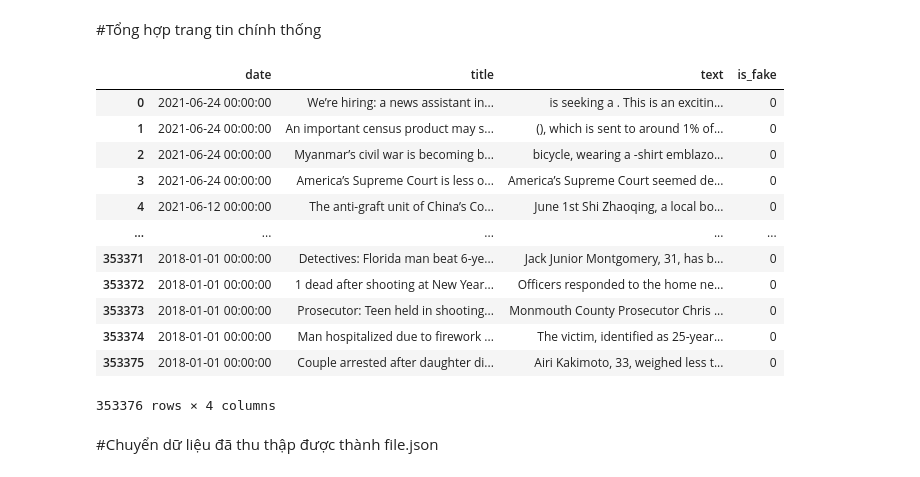
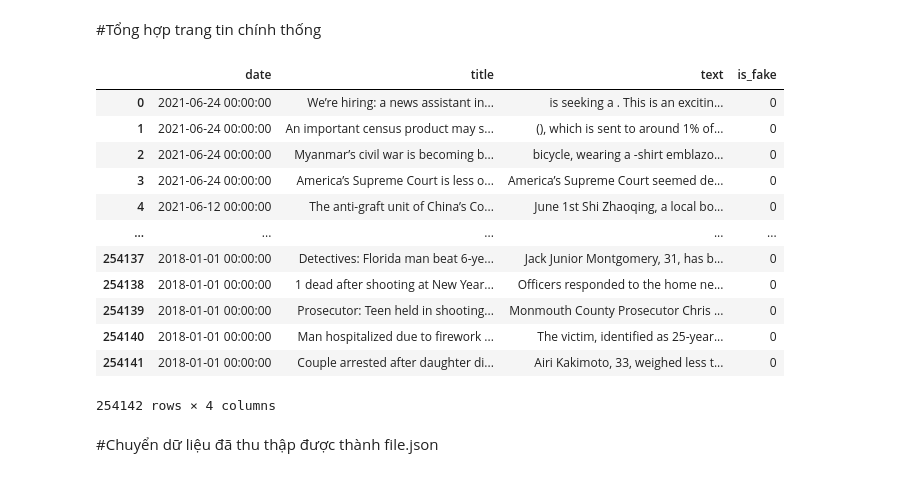
Before and after one commit to dxmai/CS114.L21.KHCL, a Jupyter notebook: FinalProject/FinalProject_FakeNews_CollectData.ipynb, the cells around one changed output. Saved outputs shown, nothing was run; the diff lists cells and outputs as text; code cells hidden in the pictures.

```diff
--- a/FinalProject/FinalProject_FakeNews_CollectData.ipynb
+++ b/FinalProject/FinalProject_FakeNews_CollectData.ipynb
@@ -1536,0 +1775,4 @@ three
+# %%
+up = pd.read_json('https://raw.githubusercontent.com/dxmai/CS114.L21.KHCL/main/FinalProject/Include_Text/uplifting.json')
+Filter(up)
+up
@@ -1536,0 +1852,3 @@ three
+# %%
+bi = pd.read_json('https://raw.githubusercontent.com/hoainam2310/Machine-Learning/main/bipartisanreport11.json')
+bi
@@ -1536,0 +1869,2 @@ three
+# %%
+bi = bi.astype({"date":str})
@@ -1537,7 +1890,7 @@ three
 # %% [markdown]
 #Tổng hợp trang tin giả
 # %%
-fake_news_website = [zerohedge, prntly, thegateway, conservative, dailyheadline, dcgaze, world2018, world2019, world2020, opindia, bling, rightwing, end, stcenturywire, infos, invest, mad, three]
+fake_news_website = [zerohedge, prntly, thegateway, conservative, dailyheadline, dcgaze, world2018, world2019, world2020, opindia, bling, rightwing, end, stcenturywire, infos, invest, mad, three, week, watch, up, bi]
 data_fake_news = activist.append(natural, ignore_index=True)
 for item in fake_news_website:
   data_fake_news = data_fake_news.append(item, ignore_index=True)
@@ -2676,24 +3029,25 @@ wsvn
 #Tổng hợp trang tin chính thống
 # %%
 data_real_news = eco.append(apnews, ignore_index=True)
-real_news_websites = [npr, brg, india, slate, people, hollywoodlife, wtop, buzz, sun, wsvn]
+#Bỏ trang buzz, sun
+real_news_websites = [npr, brg, india, slate, people, hollywoodlife, wtop, wsvn]
 for item in real_news_websites:
   data_real_news = data_real_news.append(item, ignore_index=True)
 data_real_news
 # %% [output]
 |  | date | title | text | is_fake |
 | 0 | 2021-06-24 00:00:00 | We’re hiring: a news assistant in... | is seeking a . This is an excitin... | 0 |
 | 1 | 2021-06-24 00:00:00 | An important census product may s... | (), which is sent to around 1% of... | 0 |
 | 2 | 2021-06-24 00:00:00 | Myanmar’s civil war is becoming b... | bicycle, wearing a -shirt emblazo... | 0 |
 | 3 | 2021-06-24 00:00:00 | America’s Supreme Court is less o... | America’s Supreme Court seemed de... | 0 |
 | 4 | 2021-06-12 00:00:00 | The anti-graft unit of China’s Co... | June 1st Shi Zhaoqing, a local bo... | 0 |
 | ... | ... | ... | ... | ... |
-| 353371 | 2018-01-01 00:00:00 | Detectives: Florida man beat 6-ye... | Jack Junior Montgomery, 31, has b... | 0 |
-| 353372 | 2018-01-01 00:00:00 | 1 dead after shooting at New Year... | Officers responded to the home ne... | 0 |
-| 353373 | 2018-01-01 00:00:00 | Prosecutor: Teen held in shooting... | Monmouth County Prosecutor Chris ... | 0 |
-| 353374 | 2018-01-01 00:00:00 | Man hospitalized due to firework ... | The victim, identified as 25-year... | 0 |
-| 353375 | 2018-01-01 00:00:00 | Couple arrested after daughter di... | Airi Kakimoto, 33, weighed less t... | 0 |
+| 254137 | 2018-01-01 00:00:00 | Detectives: Florida man beat 6-ye... | Jack Junior Montgomery, 31, has b... | 0 |
+| 254138 | 2018-01-01 00:00:00 | 1 dead after shooting at New Year... | Officers responded to the home ne... | 0 |
+| 254139 | 2018-01-01 00:00:00 | Prosecutor: Teen held in shooting... | Monmouth County Prosecutor Chris ... | 0 |
+| 254140 | 2018-01-01 00:00:00 | Man hospitalized due to firework ... | The victim, identified as 25-year... | 0 |
+| 254141 | 2018-01-01 00:00:00 | Couple arrested after daughter di... | Airi Kakimoto, 33, weighed less t... | 0 |
-353376 rows × 4 columns
+254142 rows × 4 columns
 # %% [markdown]
 #Chuyển dữ liệu đã thu thập được thành file.json
 # %% [markdown]
```
Also changed, not shown: parts of 17 cells of this notebook.
